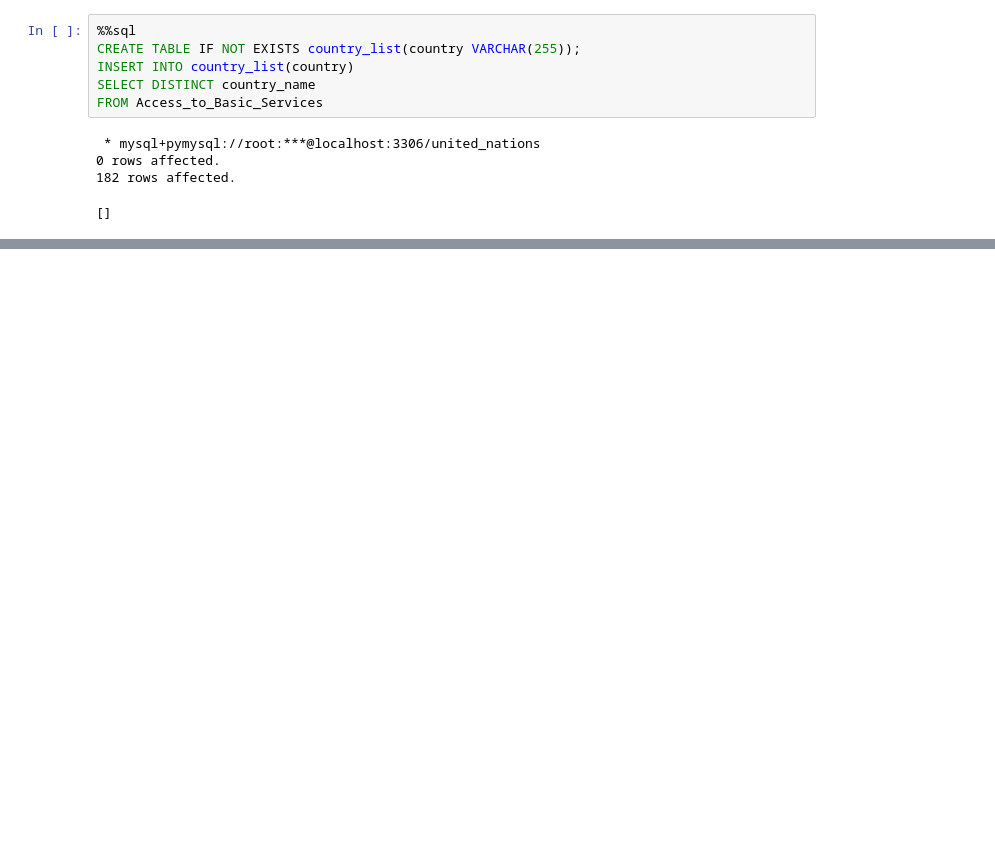
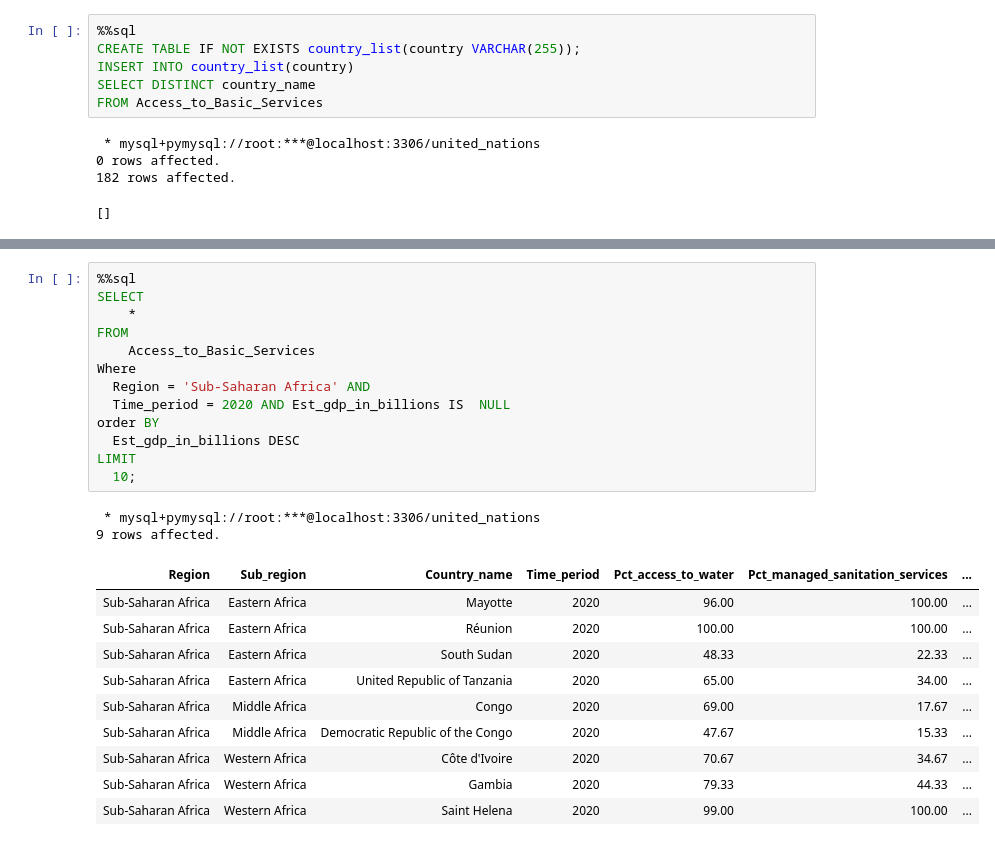
Before and after one commit to aaronGeb/sql_notebook, a Jupyter notebook: united_nations.ipynb, the cells around one changed output, grey strips where cells are left out. Saved outputs shown, nothing was run; the diff lists cells and outputs as text; blank space fills up the shorter version.

Commit message:
United nation

```diff
--- a/united_nations.ipynb
+++ b/united_nations.ipynb
@@ -103,0 +273,26 @@ FROM Access_to_Basic_Services
+# %%
+%%sql
+SELECT
+    *
+FROM
+    Access_to_Basic_Services
+Where
+  Region = 'Sub-Saharan Africa' AND
+  Time_period = 2020 AND Est_gdp_in_billions IS  NULL
+order BY
+  Est_gdp_in_billions DESC
+LIMIT
+  10;
+# %% [output]
+ * mysql+pymysql://root:***@localhost:3306/united_nations
+9 rows affected.
+| Region | Sub_region | Country_name | Time_period | Pct_access_to_water | Pct_managed_sanitation_services | ... |
+| Sub-Saharan Africa | Eastern Africa | Mayotte | 2020 | 96.00 | 100.00 | ... |
+| Sub-Saharan Africa | Eastern Africa | Réunion | 2020 | 100.00 | 100.00 | ... |
+| Sub-Saharan Africa | Eastern Africa | South Sudan | 2020 | 48.33 | 22.33 | ... |
+| Sub-Saharan Africa | Eastern Africa | United Republic of Tanzania | 2020 | 65.00 | 34.00 | ... |
+| Sub-Saharan Africa | Middle Africa | Congo | 2020 | 69.00 | 17.67 | ... |
+| Sub-Saharan Africa | Middle Africa | Democratic Republic of the Congo | 2020 | 47.67 | 15.33 | ... |
+| Sub-Saharan Africa | Western Africa | Côte d'Ivoire | 2020 | 70.67 | 34.67 | ... |
+| Sub-Saharan Africa | Western Africa | Gambia | 2020 | 79.33 | 44.33 | ... |
+| Sub-Saharan Africa | Western Africa | Saint Helena | 2020 | 99.00 | 100.00 | ... |
```
Also changed, not shown: parts of 18 cells of this notebook.
